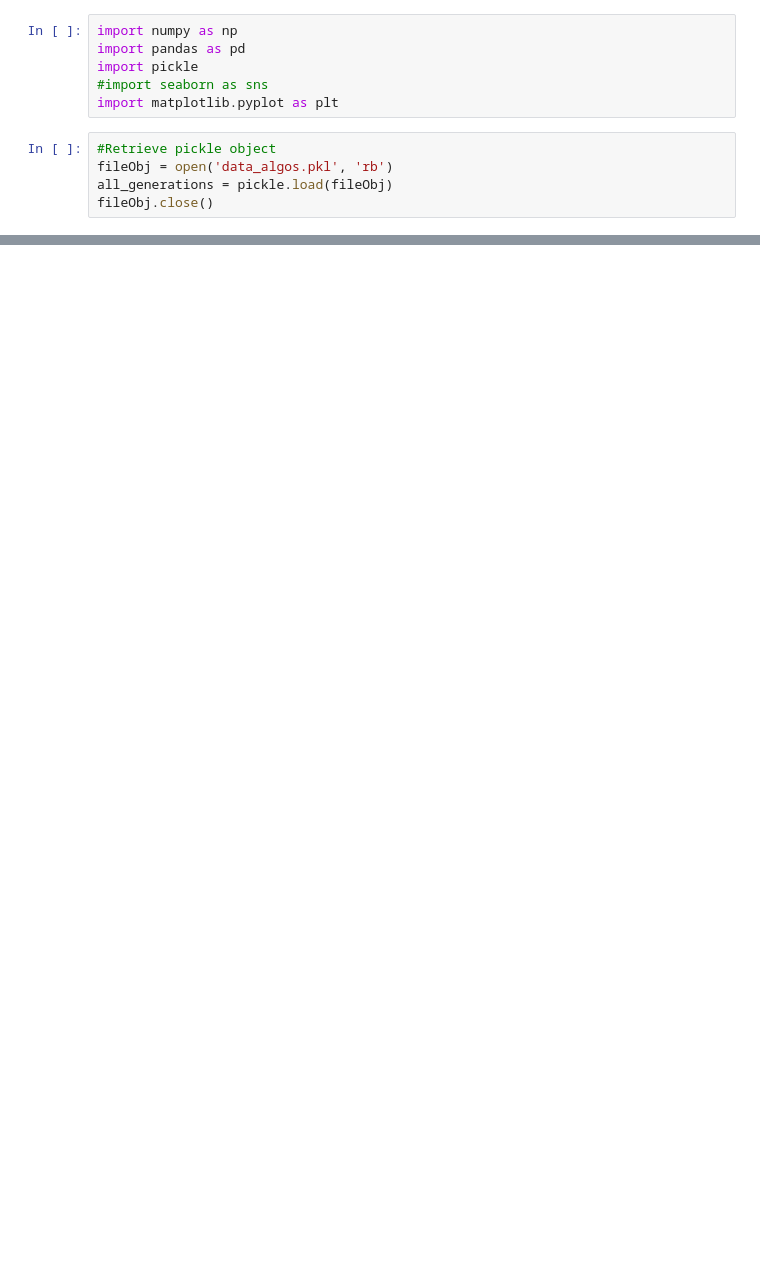
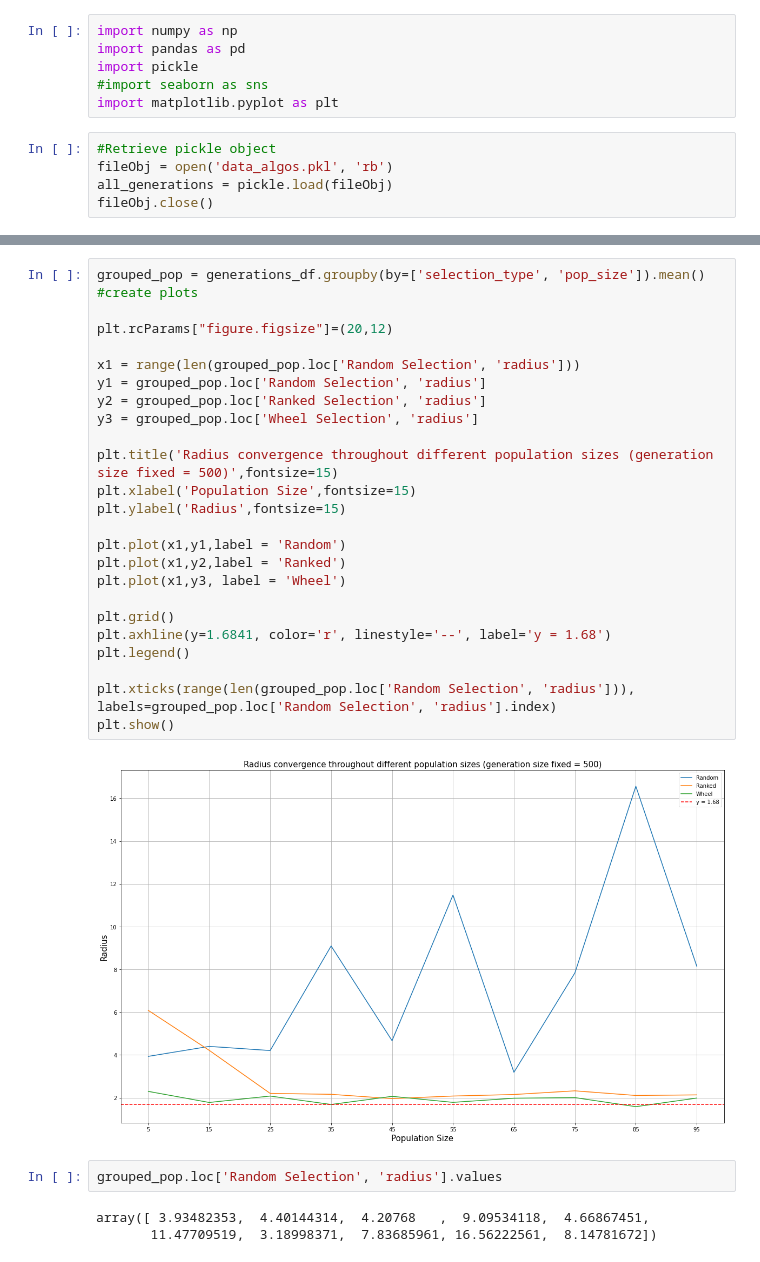
Before and after one commit to Elric-dev/HCAI_ML, a Jupyter notebook: ga_data_analysis.ipynb, the cells around one changed output, grey strips where cells are left out. Saved outputs shown, nothing was run; the diff lists cells and outputs as text; blank space fills up the shorter version.

```diff
--- a/ga_data_analysis.ipynb
+++ b/ga_data_analysis.ipynb
@@ -95,0 +131,32 @@ plt.show()
+# %%
+grouped_pop = generations_df.groupby(by=['selection_type', 'pop_size']).mean()
+#create plots
+
+plt.rcParams["figure.figsize"]=(20,12)
+
+x1 = range(len(grouped_pop.loc['Random Selection', 'radius']))
+y1 = grouped_pop.loc['Random Selection', 'radius']
+y2 = grouped_pop.loc['Ranked Selection', 'radius']
+y3 = grouped_pop.loc['Wheel Selection', 'radius']
+
+plt.title('Radius convergence throughout different population sizes (generation size fixed = 500)',fontsize=15)
+plt.xlabel('Population Size',fontsize=15)
+plt.ylabel('Radius',fontsize=15)
+
+plt.plot(x1,y1,label = 'Random')
+plt.plot(x1,y2,label = 'Ranked')
+plt.plot(x1,y3, label = 'Wheel')
+
+plt.grid()
+plt.axhline(y=1.6841, color='r', linestyle='--', label='y = 1.68')
+plt.legend()
+
+plt.xticks(range(len(grouped_pop.loc['Random Selection', 'radius'])), labels=grouped_pop.loc['Random Selection', 'radius'].index)
+plt.show()
+# %% [output]
+[figure, added]
+# %%
+grouped_pop.loc['Random Selection', 'radius'].values
+# %% [output]
+array([ 3.93482353,  4.40144314,  4.20768   ,  9.09534118,  4.66867451,
+       11.47709519,  3.18998371,  7.83685961, 16.56222561,  8.14781672])
```
Also changed, not shown: parts of 7 cells of this notebook, 2 other files.
